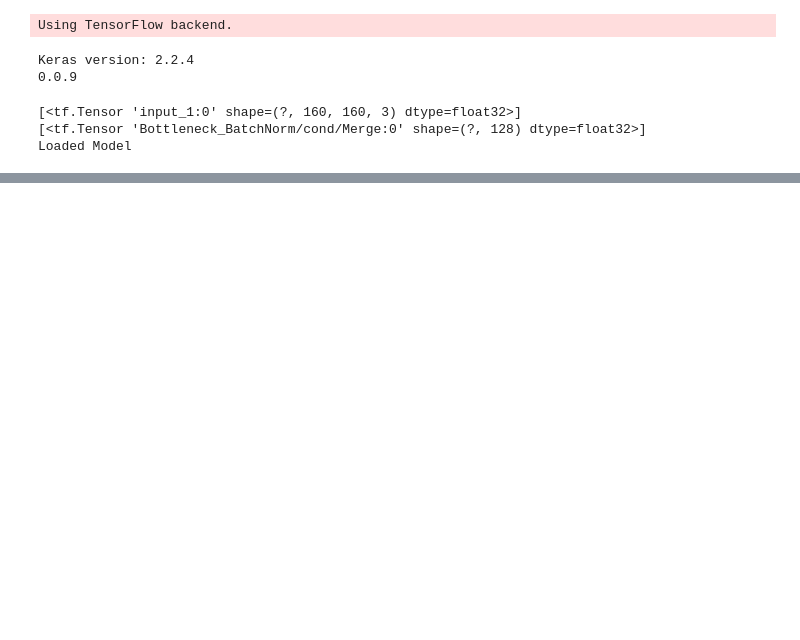
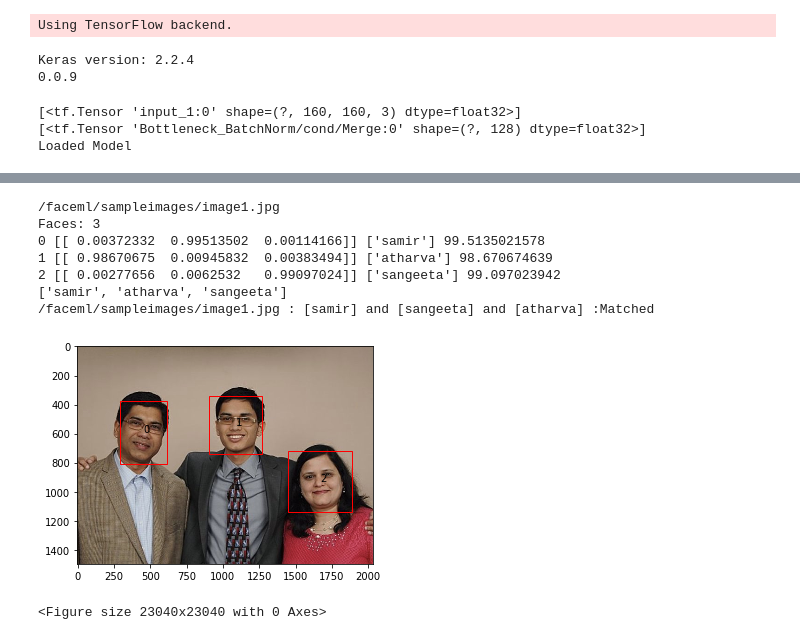
Before and after one commit to samirsdoshi/faceml, a Jupyter notebook: faceml/notebooks/detectface_keras.ipynb, the cells around one changed output, grey strips where cells are left out. Saved outputs shown, nothing was run; the diff lists cells and outputs as text; code cells hidden in the pictures; blank space fills up the shorter version.

```diff
--- a/faceml/notebooks/detectface_keras.ipynb
+++ b/faceml/notebooks/detectface_keras.ipynb
@@ -242,0 +329,14 @@ Faces: 3
+# %%
+image_file='/faceml/sampleimages/image1.jpg'
+objects=[]
+detectfaces(detector, out_encoder, recognizer, image_file, "[samir] and [sangeeta] and [atharva]", 80, objects)
+# %% [output]
+/faceml/sampleimages/image1.jpg
+Faces: 3
+0 [[ 0.00372332  0.99513502  0.00114166]] ['samir'] 99.5135021578
+1 [[ 0.98670675  0.00945832  0.00383494]] ['atharva'] 98.670674639
+2 [[ 0.00277656  0.0062532   0.99097024]] ['sangeeta'] 99.097023942
+['samir', 'atharva', 'sangeeta']
+/faceml/sampleimages/image1.jpg : [samir] and [sangeeta] and [atharva] :Matched
+[figure, added]
+<Figure size 23040x23040 with 0 Axes>
```
Also changed, not shown: parts of 12 cells of this notebook, 16 other files.
